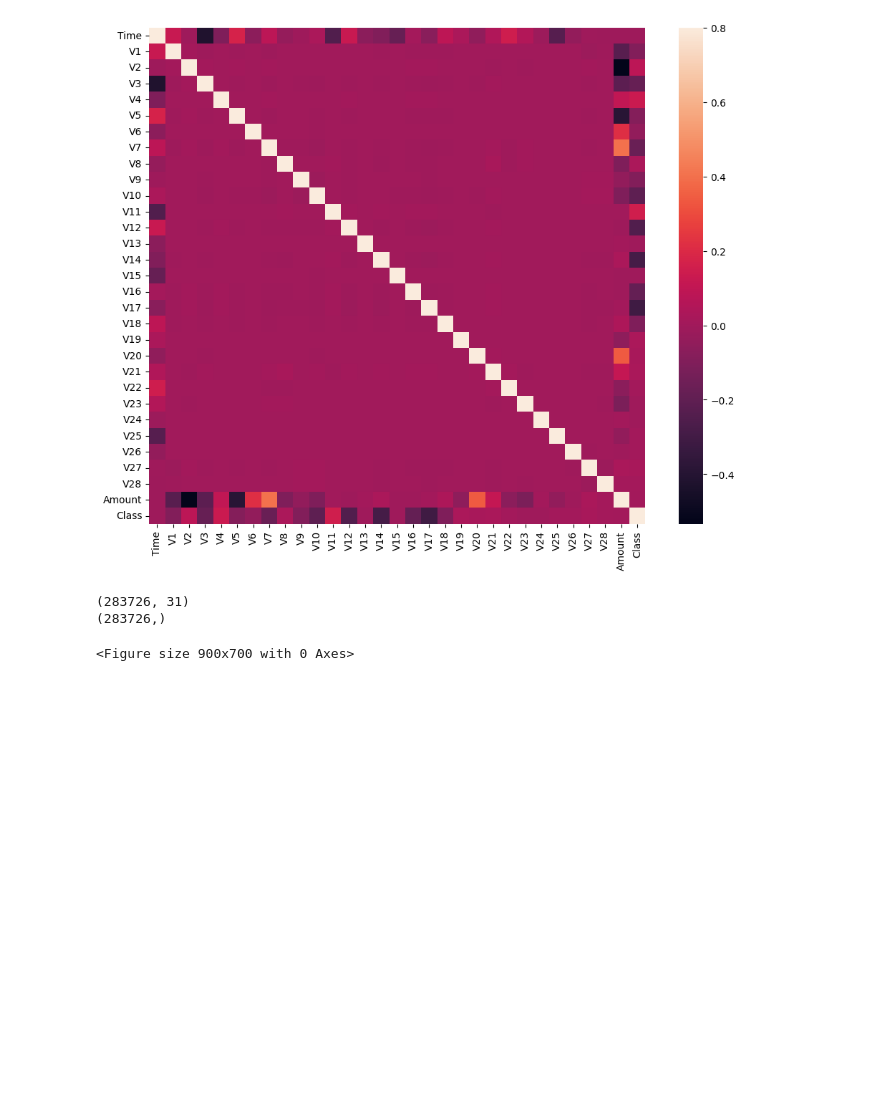
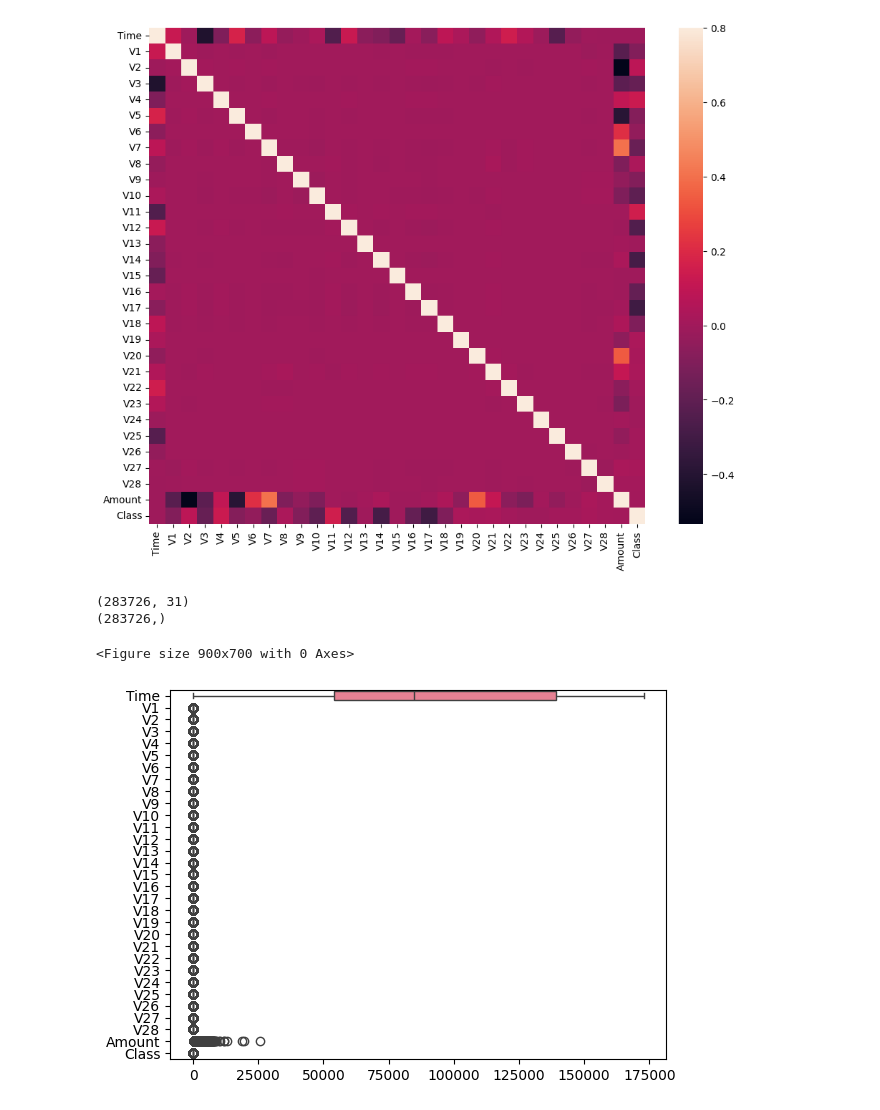
Before and after one commit to preetikhullbe/Credit-Card-Fraud-Detection, a Jupyter notebook: credit_card_fraud.ipynb, the cells around one changed output. Drawn from its saved outputs; the diff is of its cells as text; code cells hidden in the pictures; blank space fills up the shorter version.

```diff
--- a/credit_card_fraud.ipynb
+++ b/credit_card_fraud.ipynb
@@ -145,3 +145,10 @@ plt.figure(figsize=(9, 7))
 n_outliers = len(Fraud)
 # %% [output]
 <Figure size 900x700 with 0 Axes>
+# %%
+sns.boxplot( data = df, orient="h")
+
+# display
+plt.show()
+# %% [output]
+[figure, added]
```
Also changed, not shown: parts of 19 cells of this notebook.
